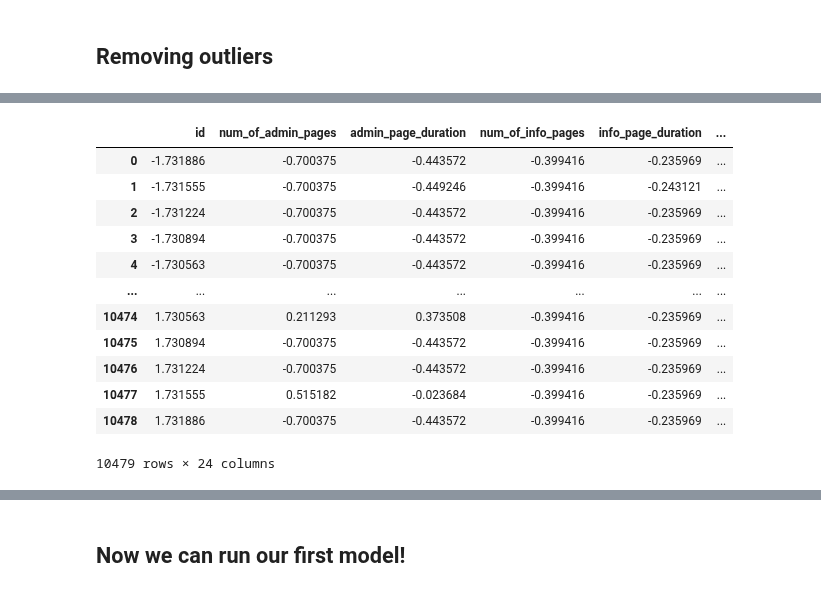
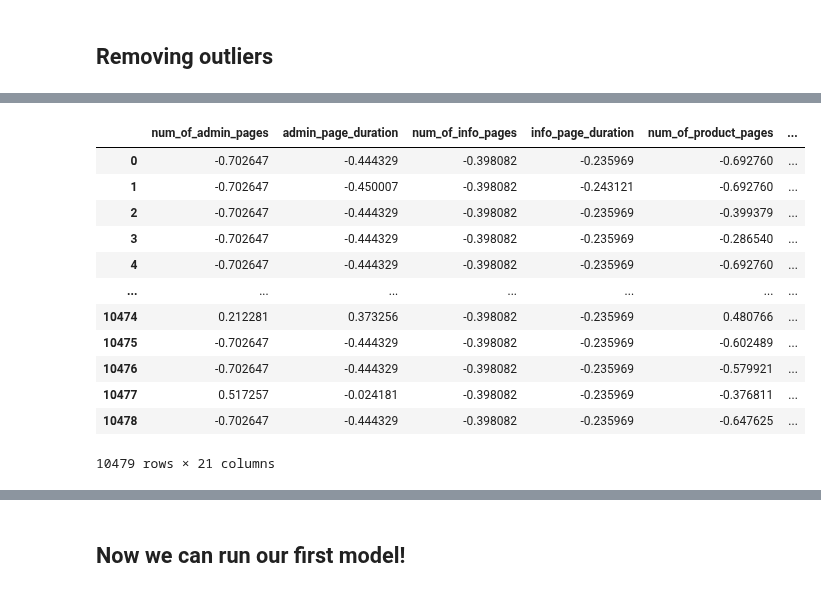
Before and after one commit to mikisegall/ml_final_project, a Jupyter notebook: avi_test.ipynb, the cells around one changed output, grey strips where cells are left out. Cells and saved outputs as stored; diff of their text form; code cells hidden in the pictures.

```diff
--- a/avi_test.ipynb
+++ b/avi_test.ipynb
@@ -358,20 +363,21 @@ To make sure we remove only absolute outliers, we will use a zscore test.
-# %%
-z_scores = stats.zscore(filled_train_data)
-z_scores
-# %% [output]
-|  | id | num_of_admin_pages | admin_page_duration | num_of_info_pages | info_page_duration | ... |
-| 0 | -1.731886 | -0.700375 | -0.443572 | -0.399416 | -0.235969 | ... |
-| 1 | -1.731555 | -0.700375 | -0.449246 | -0.399416 | -0.243121 | ... |
-| 2 | -1.731224 | -0.700375 | -0.443572 | -0.399416 | -0.235969 | ... |
-| 3 | -1.730894 | -0.700375 | -0.443572 | -0.399416 | -0.235969 | ... |
-| 4 | -1.730563 | -0.700375 | -0.443572 | -0.399416 | -0.235969 | ... |
-| ... | ... | ... | ... | ... | ... | ... |
-| 10474 | 1.730563 | 0.211293 | 0.373508 | -0.399416 | -0.235969 | ... |
-| 10475 | 1.730894 | -0.700375 | -0.443572 | -0.399416 | -0.235969 | ... |
-| 10476 | 1.731224 | -0.700375 | -0.443572 | -0.399416 | -0.235969 | ... |
-| 10477 | 1.731555 | 0.515182 | -0.023684 | -0.399416 | -0.235969 | ... |
-| 10478 | 1.731886 | -0.700375 | -0.443572 | -0.399416 | -0.235969 | ... |
-10479 rows × 24 columns
+# %%
+cols = [col for col in filled_train_data.columns if col not in ['id', 'purchase', 'D']]
+z_scores = stats.zscore(filled_train_data[cols])
+z_scores
+# %% [output]
+|  | num_of_admin_pages | admin_page_duration | num_of_info_pages | info_page_duration | num_of_product_pages | ... |
+| 0 | -0.702647 | -0.444329 | -0.398082 | -0.235969 | -0.692760 | ... |
+| 1 | -0.702647 | -0.450007 | -0.398082 | -0.243121 | -0.692760 | ... |
+| 2 | -0.702647 | -0.444329 | -0.398082 | -0.235969 | -0.399379 | ... |
+| 3 | -0.702647 | -0.444329 | -0.398082 | -0.235969 | -0.286540 | ... |
+| 4 | -0.702647 | -0.444329 | -0.398082 | -0.235969 | -0.692760 | ... |
+| ... | ... | ... | ... | ... | ... | ... |
+| 10474 | 0.212281 | 0.373256 | -0.398082 | -0.235969 | 0.480766 | ... |
+| 10475 | -0.702647 | -0.444329 | -0.398082 | -0.235969 | -0.602489 | ... |
+| 10476 | -0.702647 | -0.444329 | -0.398082 | -0.235969 | -0.579921 | ... |
+| 10477 | 0.517257 | -0.024181 | -0.398082 | -0.235969 | -0.376811 | ... |
+| 10478 | -0.702647 | -0.444329 | -0.398082 | -0.235969 | -0.647625 | ... |
+10479 rows × 21 columns
 # %%
 abs_z_scores = np.abs(z_scores)
 filtered_entries = (abs_z_scores < 3).all(axis=1)
```
Also changed, not shown: parts of 10 cells of this notebook.
